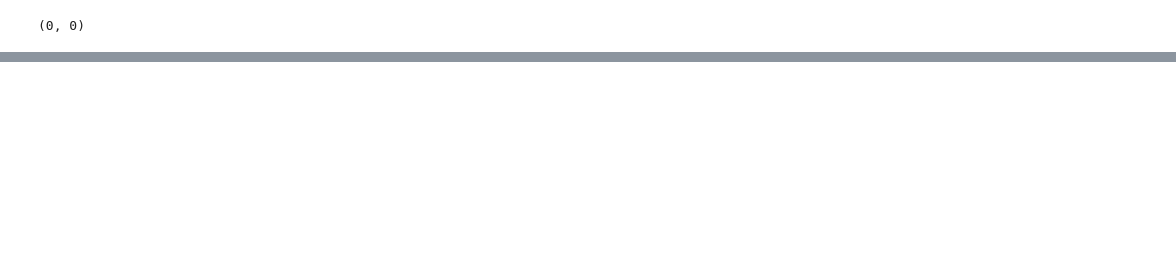
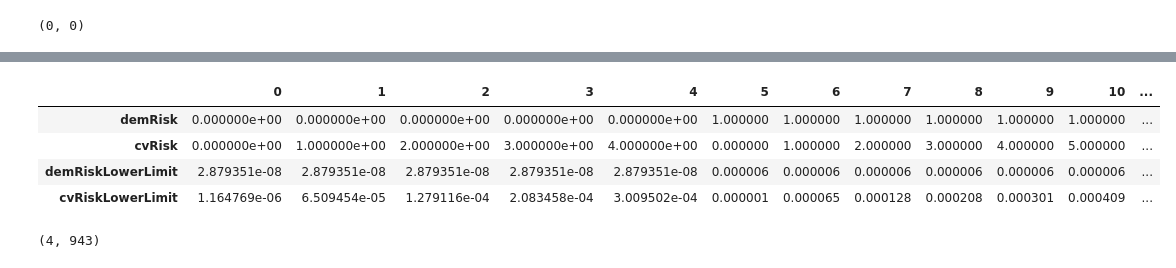
Before and after one commit to deligkaris/microsimNotebooks, a Jupyter notebook: cvDementiaQuantiles.ipynb, the cells around one changed output, grey strips where cells are left out. Drawn from its saved outputs; the diff is of its cells as text; code cells hidden in the pictures; blank space fills up the shorter version.

```diff
--- a/cvDementiaQuantiles.ipynb
+++ b/cvDementiaQuantiles.ipynb
@@ -411,5 +383,0 @@ allAgesDF.demRisk.describe(), allAgesDF.cvRisk.describe()
-# %%
-qqcategoriesToInclude["demRiskInterval"] = qqcategoriesToInclude["demRisk"].apply(lambda x:demQuantileForNumber[x])
-qqcategoriesToInclude["cvRiskInterval"] = qqcategoriesToInclude["cvRisk"].apply(lambda x:cvQuantileForNumber[x])
-#countByRisks
-#allAgesDF.sample(50)
@@ -446,0 +384,4 @@ qqcategoriesToInclude
+# %%
+qqcategoriesToInclude.reset_index(drop=True,inplace=True)
+# %%
+qqcategoriesToInclude.drop(["ageCount"],inplace=True,axis=1)
@@ -446,0 +393,7 @@ qqcategoriesToInclude
+# %%
+qqcategoriesToInclude["demRiskLowerLimit"] = quantileDF.iloc[
+                                                qqcategoriesToInclude["demRisk"].to_list()
+                                            ]["dementia"].reset_index(drop=True)
+qqcategoriesToInclude["cvRiskLowerLimit"] = quantileDF.iloc[
+                                                qqcategoriesToInclude["cvRisk"].to_list()
+                                            ]["cv"].reset_index(drop=True)
@@ -446,0 +411,12 @@ qqcategoriesToInclude
+# %%
+qqcategoriesToInclude.transpose().head()
+# %% [output]
+|  | 0 | 1 | 2 | 3 | 4 | 5 | 6 | 7 | 8 | 9 | 10 | ... |
+| demRisk | 0.000000e+00 | 0.000000e+00 | 0.000000e+00 | 0.000000e+00 | 0.000000e+00 | 1.000000 | 1.000000 | 1.000000 | 1.000000 | 1.000000 | 1.000000 | ... |
+| cvRisk | 0.000000e+00 | 1.000000e+00 | 2.000000e+00 | 3.000000e+00 | 4.000000e+00 | 0.000000 | 1.000000 | 2.000000 | 3.000000 | 4.000000 | 5.000000 | ... |
+| demRiskLowerLimit | 2.879351e-08 | 2.879351e-08 | 2.879351e-08 | 2.879351e-08 | 2.879351e-08 | 0.000006 | 0.000006 | 0.000006 | 0.000006 | 0.000006 | 0.000006 | ... |
+| cvRiskLowerLimit | 1.164769e-06 | 6.509454e-05 | 1.279116e-04 | 2.083458e-04 | 3.009502e-04 | 0.000001 | 0.000065 | 0.000128 | 0.000208 | 0.000301 | 0.000409 | ... |
+# %%
+qqcategoriesToInclude.transpose().shape
+# %% [output]
+(4, 943)
```
Also changed, not shown: parts of 44 cells of this notebook, 1 other file.
